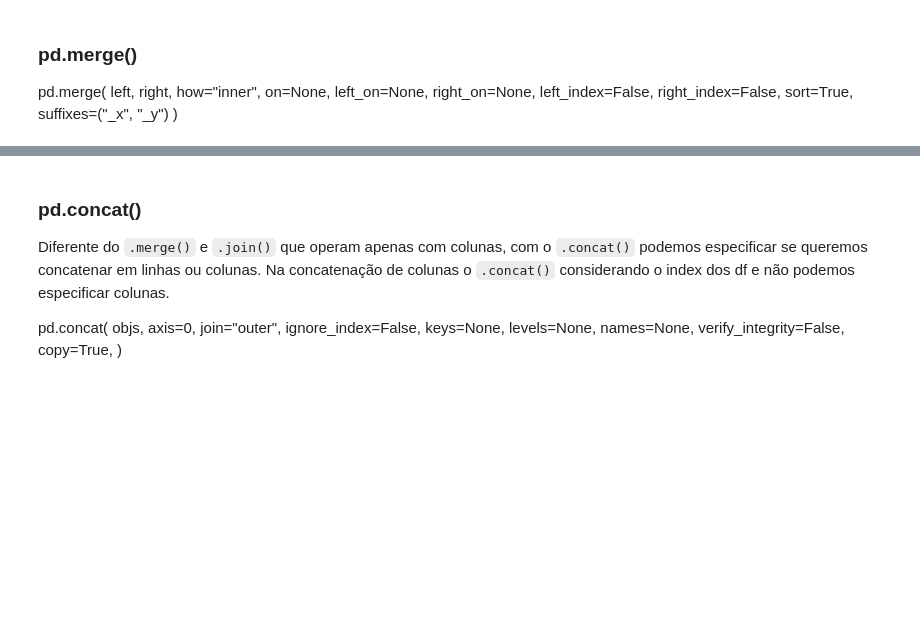
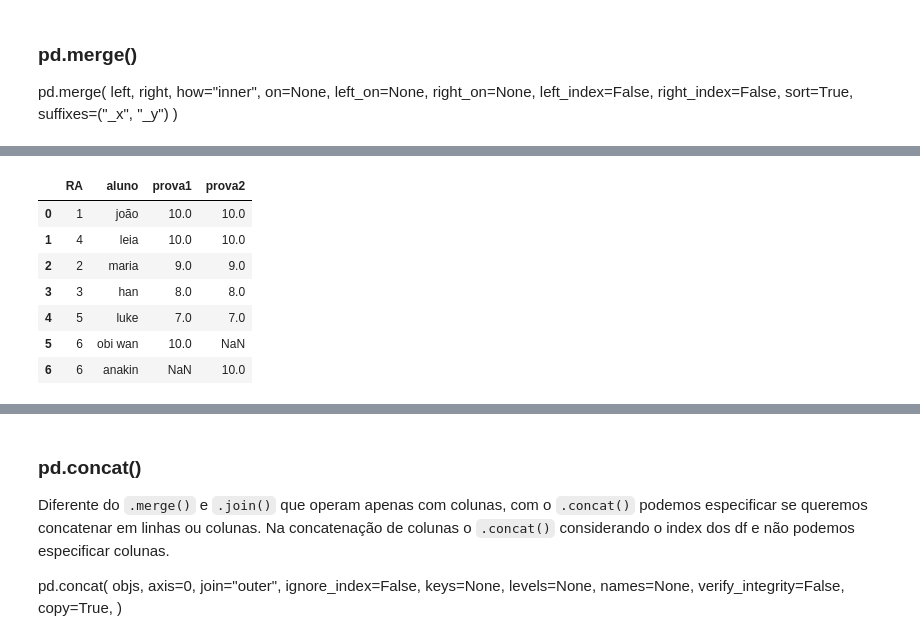
Before and after one commit to patriciacatandi/Lets_Code_Alunos, a Jupyter notebook: 02_Ferramentas_Programação/03_Pandas/Aula_4_-_Groupby_Merge.ipynb, the cells around one changed output, grey strips where cells are left out. Saved outputs shown, nothing was run; the diff lists cells and outputs as text; code cells hidden in the pictures; blank space fills up the shorter version.

```diff
--- a/02_Ferramentas_Programação/03_Pandas/Aula_4_-_Groupby_Merge.ipynb
+++ b/02_Ferramentas_Programação/03_Pandas/Aula_4_-_Groupby_Merge.ipynb
@@ -1095,0 +1144,12 @@ pd.merge(
+# %%
+df_merge = df3.merge(df2, how='outer', suffixes=['_prova1', '_prova2'])
+df_merge
+# %% [output]
+|  | RA | aluno | prova1 | prova2 |
+| 0 | 1 | joão | 10.0 | 10.0 |
+| 1 | 4 | leia | 10.0 | 10.0 |
+| 2 | 2 | maria | 9.0 | 9.0 |
+| 3 | 3 | han | 8.0 | 8.0 |
+| 4 | 5 | luke | 7.0 | 7.0 |
+| 5 | 6 | obi wan | 10.0 | NaN |
+| 6 | 6 | anakin | NaN | 10.0 |
```
Also changed, not shown: parts of 37 cells of this notebook.
